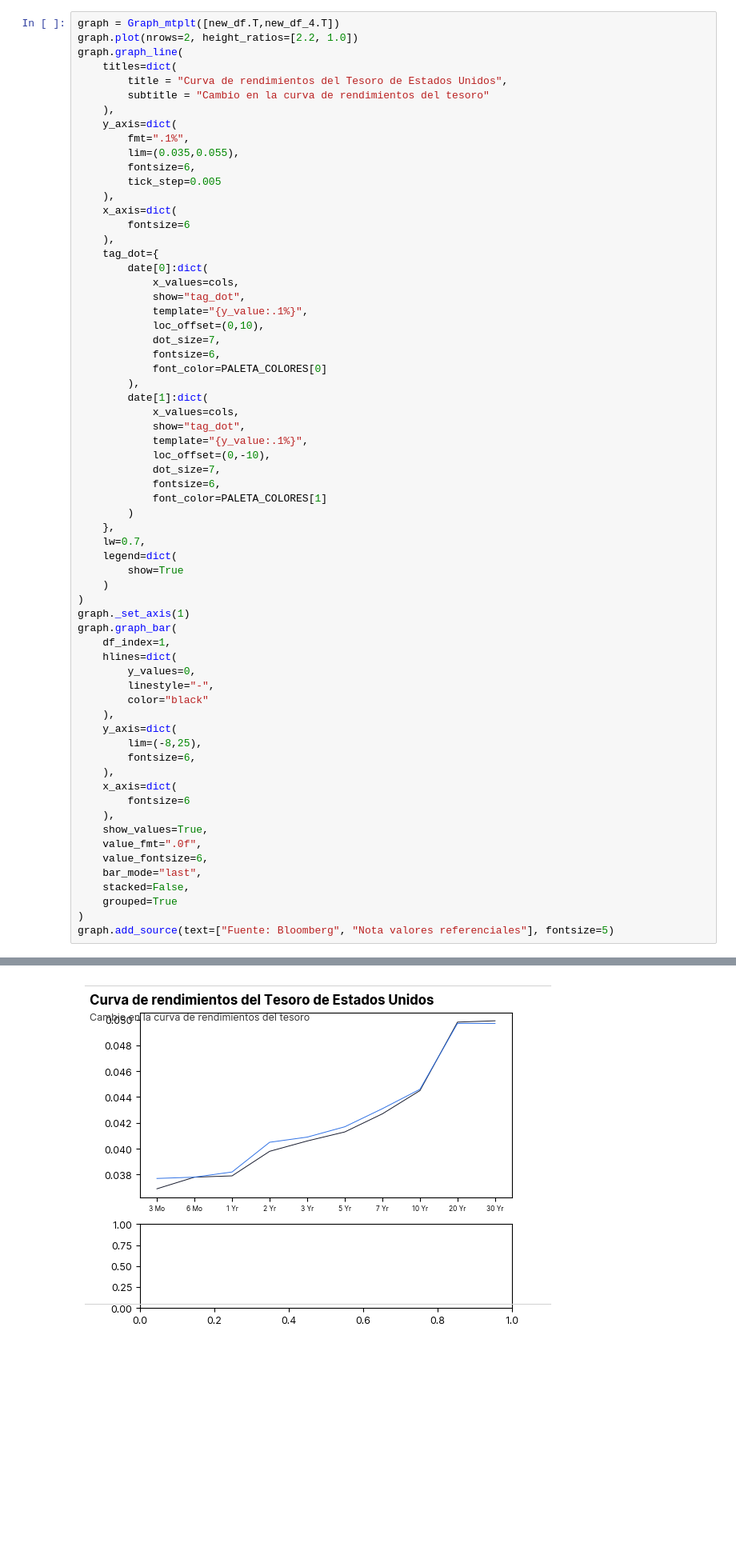
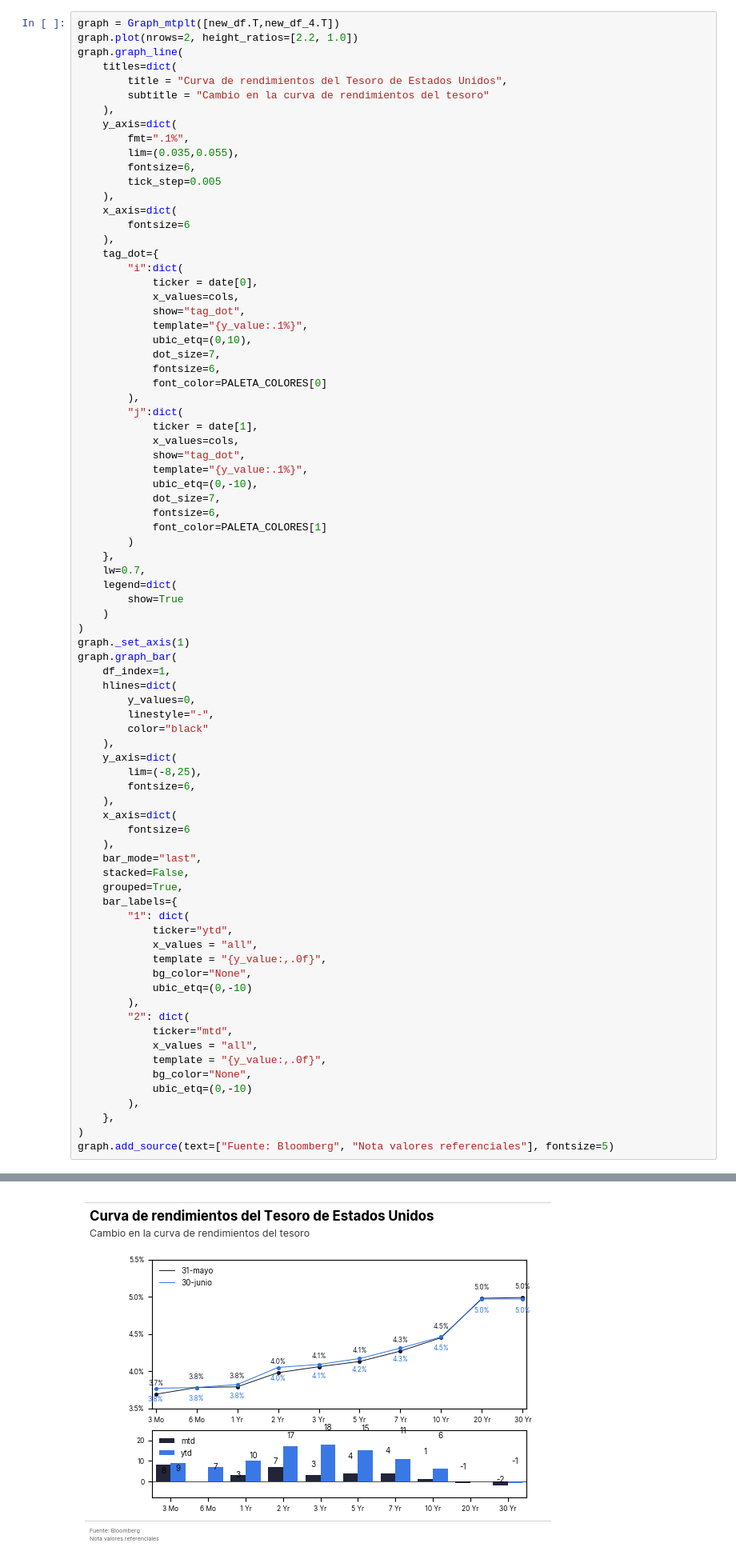
Before and after one commit to jc-ocampob/helpers_ps, a Jupyter notebook: Pruebas.ipynb, the cells around one changed output, grey strips where cells are left out. Shown at 80% size. Saved outputs shown, nothing was run; the diff lists cells and outputs as text; blank space fills up the shorter version.

```diff
--- a/Pruebas.ipynb
+++ b/Pruebas.ipynb
@@ -333,20 +333,22 @@ graph.graph_line(
         fontsize=6
     ),
     tag_dot={
-        date[0]:dict(
+        "i":dict(
+            ticker = date[0],
             x_values=cols,
             show="tag_dot",
             template="{y_value:.1%}",
-            loc_offset=(0,10),
+            ubic_etq=(0,10),
             dot_size=7,
             fontsize=6,
             font_color=PALETA_COLORES[0]
         ),
-        date[1]:dict(
+        "j":dict(
+            ticker = date[1],
             x_values=cols,
             show="tag_dot",
             template="{y_value:.1%}",
-            loc_offset=(0,-10),
+            ubic_etq=(0,-10),
             dot_size=7,
             fontsize=6,
             font_color=PALETA_COLORES[1]
@@ -372,12 +374,25 @@ graph.graph_bar(
     x_axis=dict(
         fontsize=6
     ),
-    show_values=True,
-    value_fmt=".0f",
-    value_fontsize=6,
     bar_mode="last",
     stacked=False,
-    grouped=True
+    grouped=True,
+    bar_labels={
+        "1": dict(
+            ticker="ytd",
+            x_values = "all",
+            template = "{y_value:,.0f}",
+            bg_color="None",
+            ubic_etq=(0,-10)
+        ),
+        "2": dict(
+            ticker="mtd",
+            x_values = "all",
+            template = "{y_value:,.0f}",
+            bg_color="None",
+            ubic_etq=(0,-10)
+        ),
+    },
 )
 graph.add_source(text=["Fuente: Bloomberg", "Nota valores referenciales"], fontsize=5)
 # %% [output]
@@ -385 +399 @@ TypeError: Line_tags._line_label_generate.<locals>._generate() got an unexpected
-[figure, old version]
+[figure, new version]
```
Also changed, not shown: parts of 1 cell of this notebook, 3 other files.
